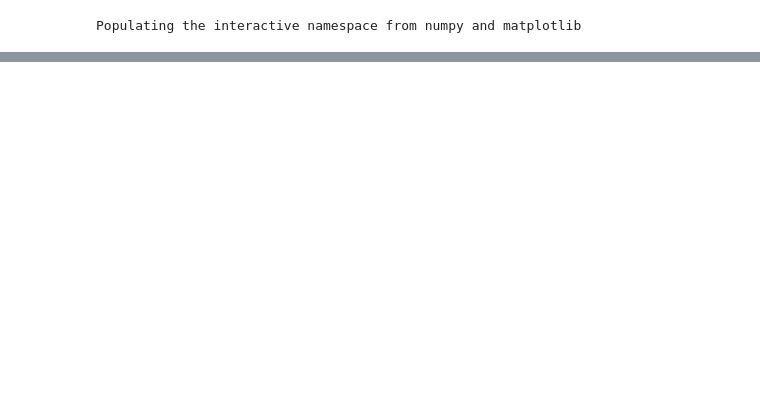
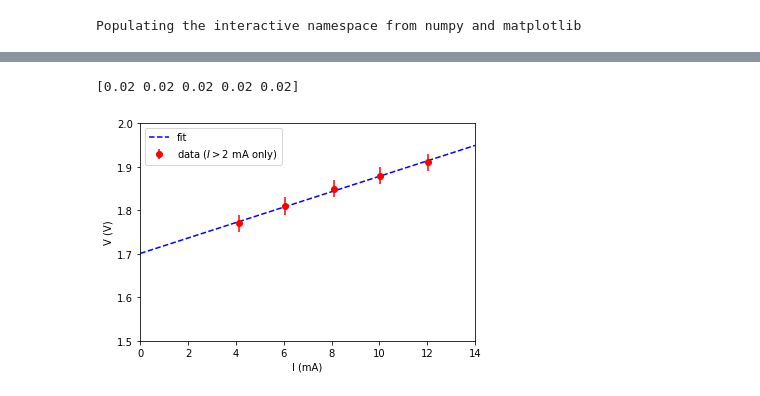
Before and after one commit to mulhearn/classwork, a Jupyter notebook: phy80/lab_manual/figs/labs/planck/planck_analysis.ipynb, the cells around one changed output, grey strips where cells are left out. Saved outputs shown, nothing was run; the diff lists cells and outputs as text; code cells hidden in the pictures; blank space fills up the shorter version.

```diff
--- a/phy80/lab_manual/figs/labs/planck/planck_analysis.ipynb
+++ b/phy80/lab_manual/figs/labs/planck/planck_analysis.ipynb
@@ -103,0 +5,8 @@ plt.savefig("led_curves.pdf")
+# %%
+def diode_func(x, va, r):
+    y = (x - va) / r
+    y[y<0] = 0
+    return y
+
+def linear_func(x, a, b):
+    return a*x + b
@@ -146,0 +170,18 @@ plt.savefig("planck.pdf")
+# %%
+keep = (dat_i[0]>2.0)
+sigma = np.full(np.sum(keep), 0.02)
+print(sigma)
+plt.errorbar(dat_i[0][keep], dat_v[0][keep],yerr=sigma,fmt="ro",label="data ($I>2$ mA only)")
+
+xf = np.linspace(0.0,14.0,100)
+yf = linear_func(xf,fit_r[0],fit_va[0])
+plt.plot(xf,yf,"b--",label="fit")
+plt.xlim(0,14.0)
+plt.ylim(1.5,2.0)
+plt.ylabel("V (V)")
+plt.xlabel("I (mA)")
+plt.legend()
+plt.savefig("fit_vi.pdf")
+# %% [output]
+[0.02 0.02 0.02 0.02 0.02]
+[figure, added]
```
Also changed, not shown: parts of 7 cells of this notebook, 26 other files.
